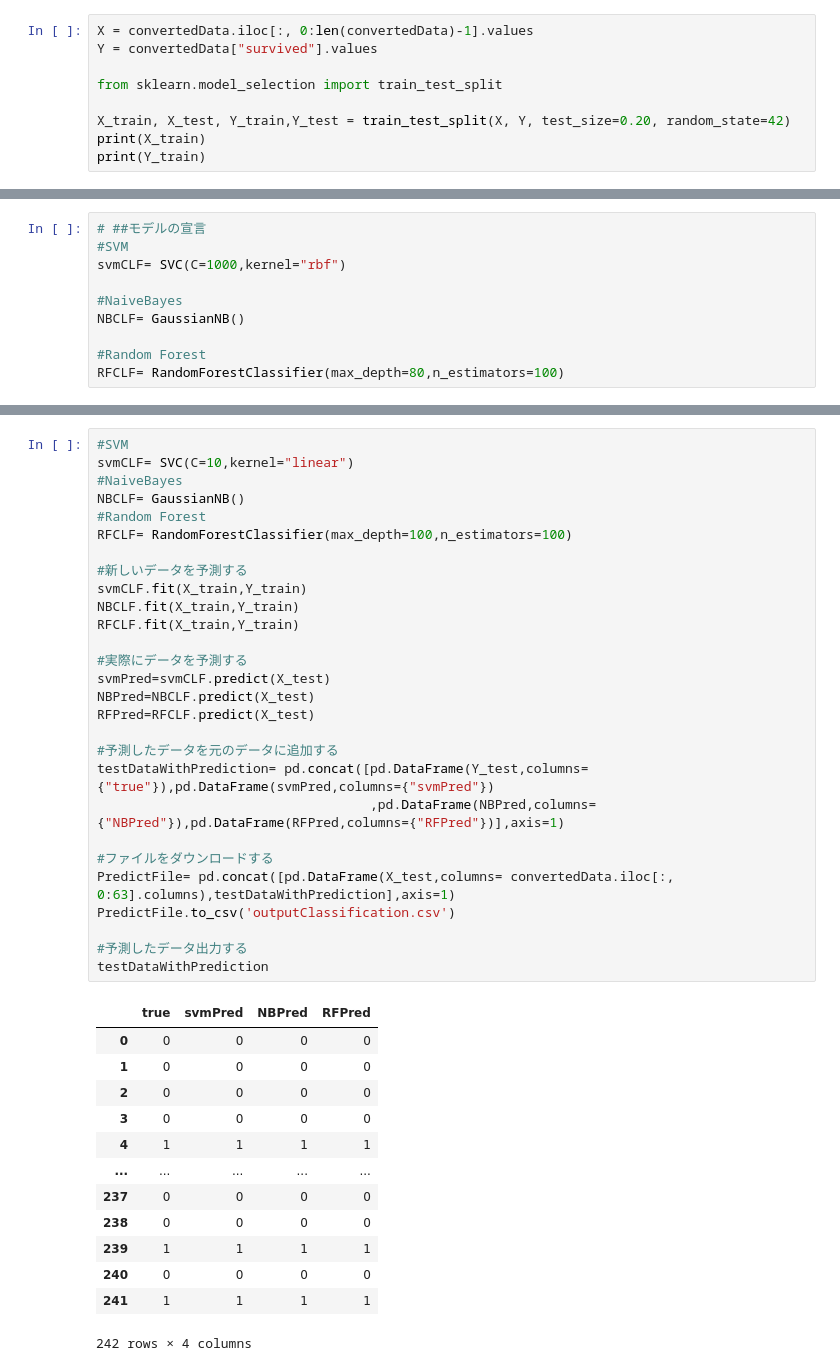
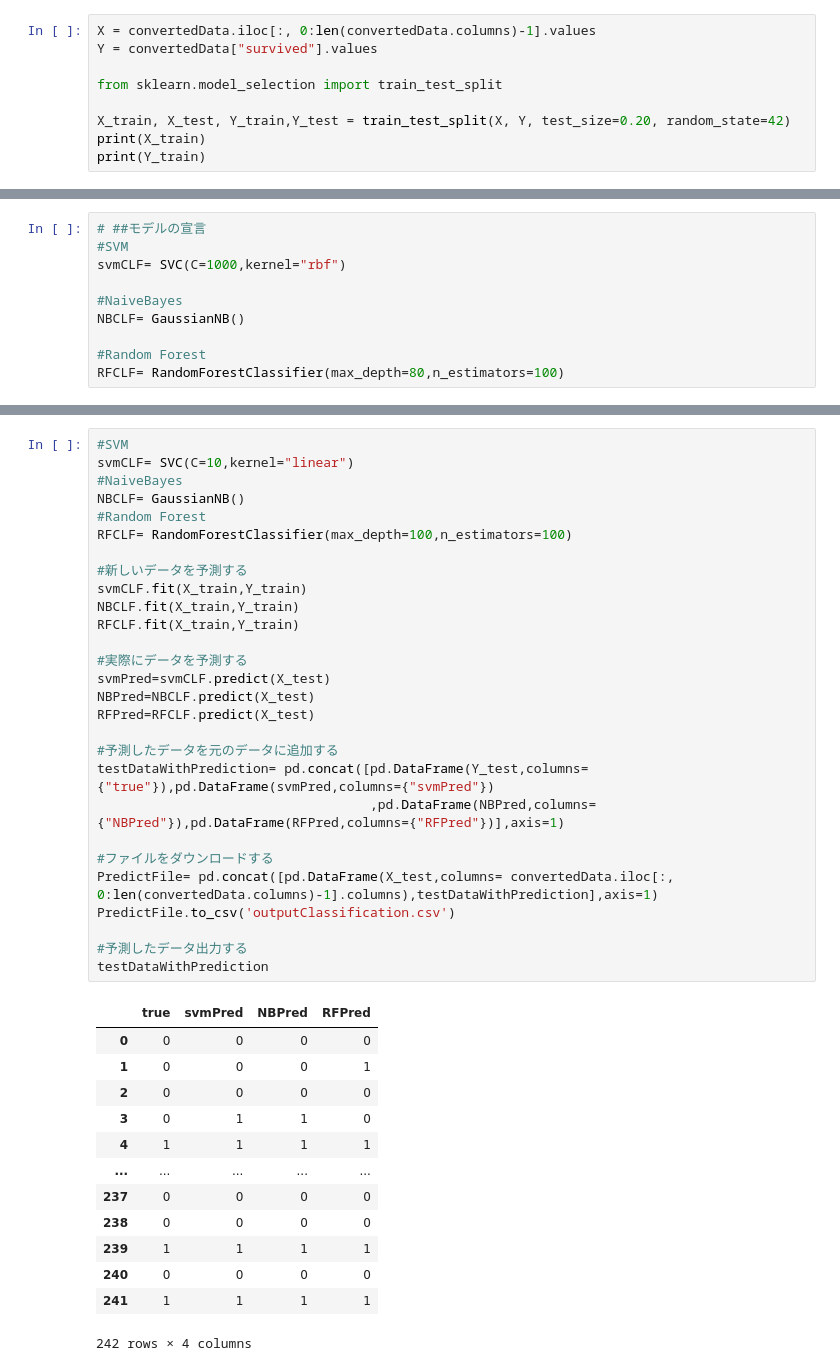
Before and after one commit to sy-app/mmsl-20220127, a Jupyter notebook: workspace/src/hw/kc.ipynb, the cells around one changed output, grey strips where cells are left out. Cells and saved outputs as stored; diff of their text form.

```diff
--- a/workspace/src/hw/kc.ipynb
+++ b/workspace/src/hw/kc.ipynb
@@ -128,7 +106,7 @@ len(convertedData.columns)
 # %% [output]
 13
 # %%
-X = convertedData.iloc[:, 0:len(convertedData)-1].values
+X = convertedData.iloc[:, 0:len(convertedData.columns)-1].values
 Y = convertedData["survived"].values
 
 from sklearn.model_selection import train_test_split
@@ -200,37 +174,37 @@ RF F1 Macro: 100.00% (0.00%)
 # %%
 #SVM
 svmCLF= SVC(C=10,kernel="linear")
 #NaiveBayes
 NBCLF= GaussianNB()
 #Random Forest
 RFCLF= RandomForestClassifier(max_depth=100,n_estimators=100)
 
 #新しいデータを予測する
 svmCLF.fit(X_train,Y_train)
 NBCLF.fit(X_train,Y_train)
 RFCLF.fit(X_train,Y_train)
 
 #実際にデータを予測する
 svmPred=svmCLF.predict(X_test)
 NBPred=NBCLF.predict(X_test)
 RFPred=RFCLF.predict(X_test)
 
 #予測したデータを元のデータに追加する
 testDataWithPrediction= pd.concat([pd.DataFrame(Y_test,columns={"true"}),pd.DataFrame(svmPred,columns={"svmPred"})
                                    ,pd.DataFrame(NBPred,columns={"NBPred"}),pd.DataFrame(RFPred,columns={"RFPred"})],axis=1)
 
 #ファイルをダウンロードする
-PredictFile= pd.concat([pd.DataFrame(X_test,columns= convertedData.iloc[:, 0:63].columns),testDataWithPrediction],axis=1)
+PredictFile= pd.concat([pd.DataFrame(X_test,columns= convertedData.iloc[:, 0:len(convertedData.columns)-1].columns),testDataWithPrediction],axis=1)
 PredictFile.to_csv('outputClassification.csv')
 
 #予測したデータ出力する
 testDataWithPrediction
 # %% [output]
 |  | true | svmPred | NBPred | RFPred |
 | 0 | 0 | 0 | 0 | 0 |
-| 1 | 0 | 0 | 0 | 0 |
+| 1 | 0 | 0 | 0 | 1 |
 | 2 | 0 | 0 | 0 | 0 |
-| 3 | 0 | 0 | 0 | 0 |
+| 3 | 0 | 1 | 1 | 0 |
 | 4 | 1 | 1 | 1 | 1 |
 | ... | ... | ... | ... | ... |
 | 237 | 0 | 0 | 0 | 0 |
```
Also changed, not shown: parts of 4 cells of this notebook, 1 other file.
